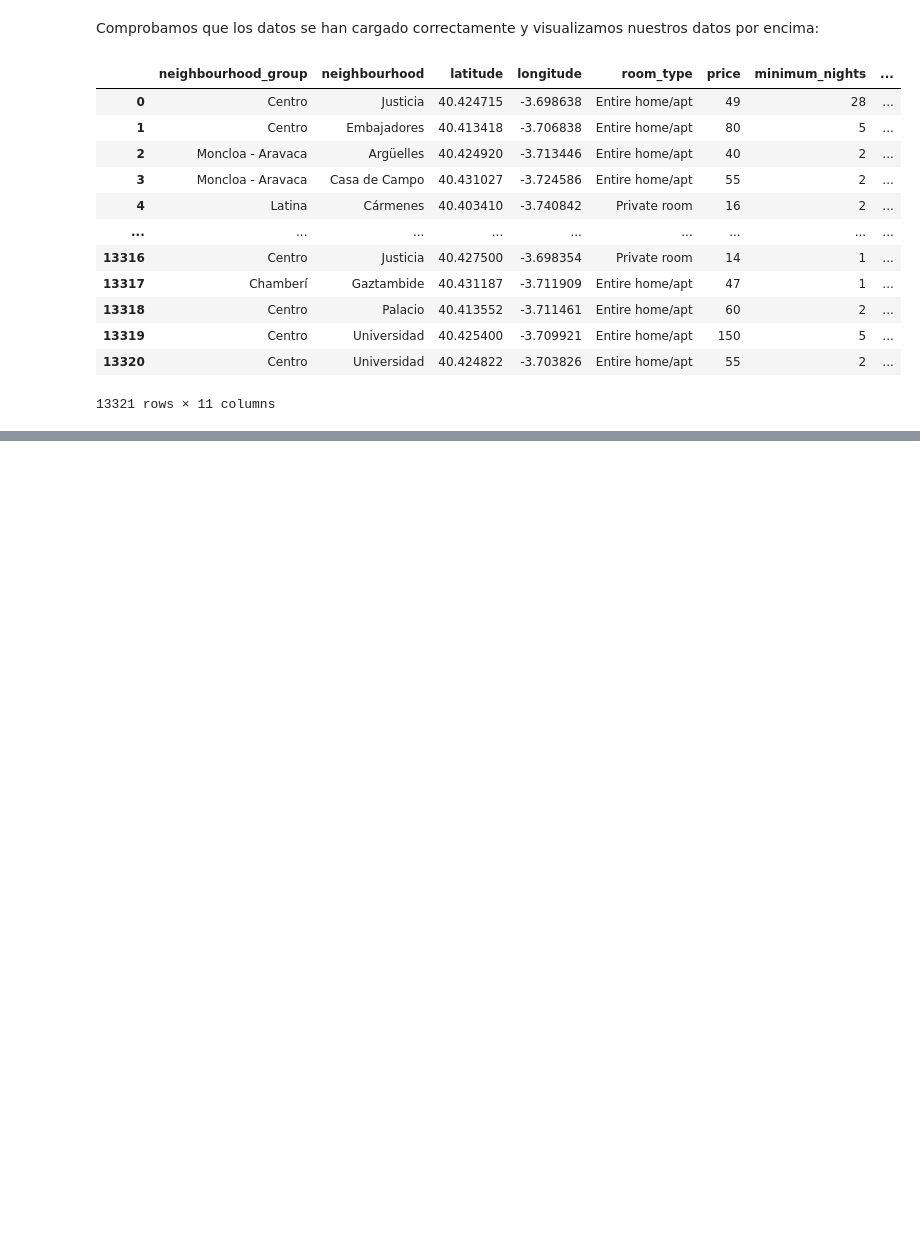
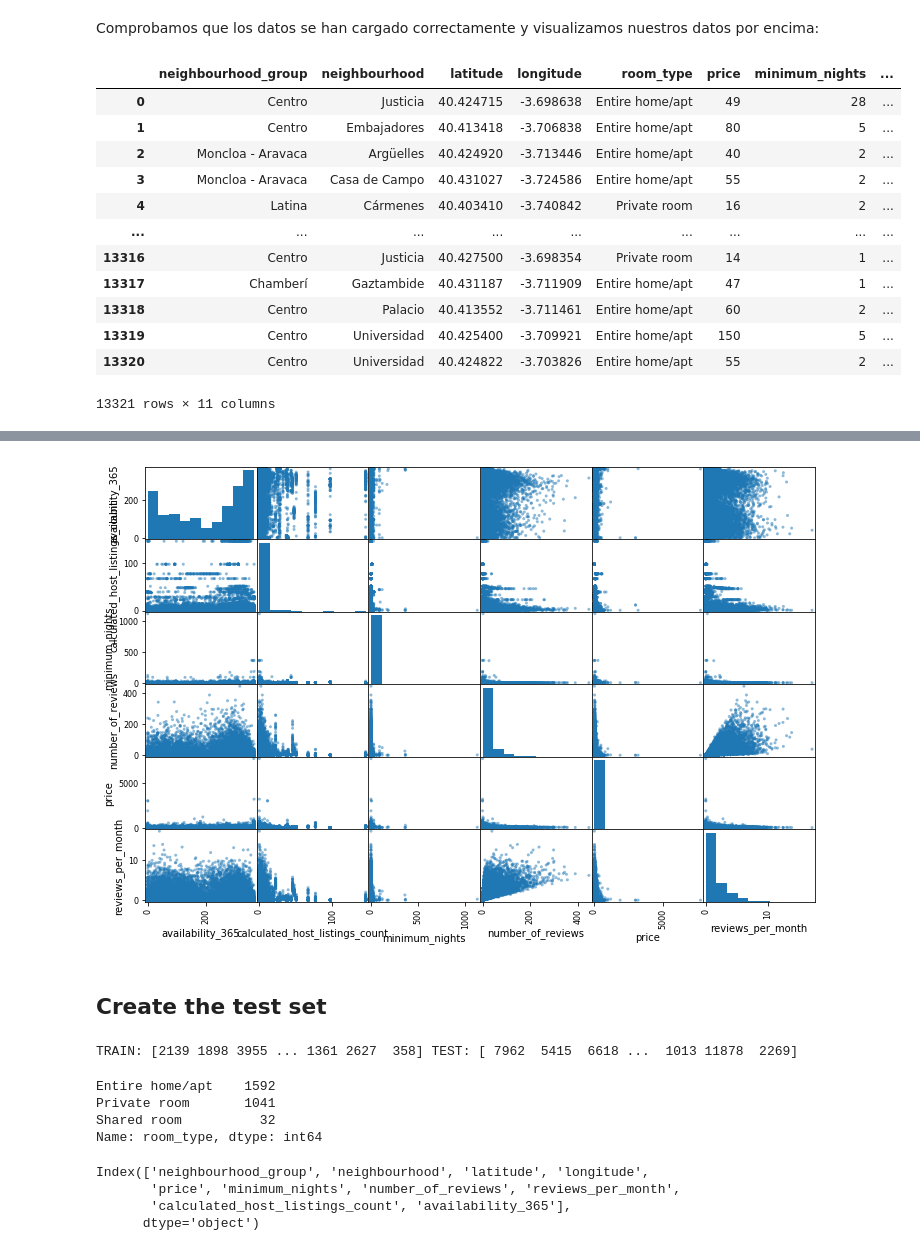
Before and after one commit to frapima/AAI, a Jupyter notebook: projects/module1/tp1/InsideAirBnB.ipynb, the cells around one changed output, grey strips where cells are left out. Saved outputs shown, nothing was run; the diff lists cells and outputs as text; code cells hidden in the pictures; blank space fills up the shorter version.

```diff
--- a/projects/module1/tp1/InsideAirBnB.ipynb
+++ b/projects/module1/tp1/InsideAirBnB.ipynb
@@ -67,0 +120,24 @@ airbnb
+# %%
+attributes = ["availability_365","calculated_host_listings_count","minimum_nights","number_of_reviews", "price", "reviews_per_month"]
+scatter_matrix = scatter_matrix(airbnb[attributes], figsize=(12,8))
+# %% [output]
+[figure, added]
+# %% [markdown]
+## Create the test set
+# %%
+from sklearn.model_selection import StratifiedShuffleSplit
+
+split = StratifiedShuffleSplit(n_splits=1, test_size=0.2, random_state=42)
+for train_indices, test_indices in split.split(airbnb, airbnb["neighbourhood_group"]):
+    print("TRAIN:", train_indices, "TEST:", test_indices)
+    strat_train_set = airbnb.loc[train_indices]
+    strat_test_set = airbnb.loc[test_indices]
+# %% [output]
+TRAIN: [2139 1898 3955 ... 1361 2627  358] TEST: [ 7962  5415  6618 ...  1013 11878  2269]
+# %%
+strat_test_set["room_type"].value_counts()
+# %% [output]
+Entire home/apt    1592
+Private room       1041
+Shared room          32
+Name: room_type, dtype: int64
@@ -67,0 +151,7 @@ airbnb
+# %%
+num_attribs = X_train.columns.
+# %% [output]
+Index(['neighbourhood_group', 'neighbourhood', 'latitude', 'longitude',
+       'price', 'minimum_nights', 'number_of_reviews', 'reviews_per_month',
+       'calculated_host_listings_count', 'availability_365'],
+      dtype='object')
```
Also changed, not shown: parts of 22 cells of this notebook, 4 other files.
